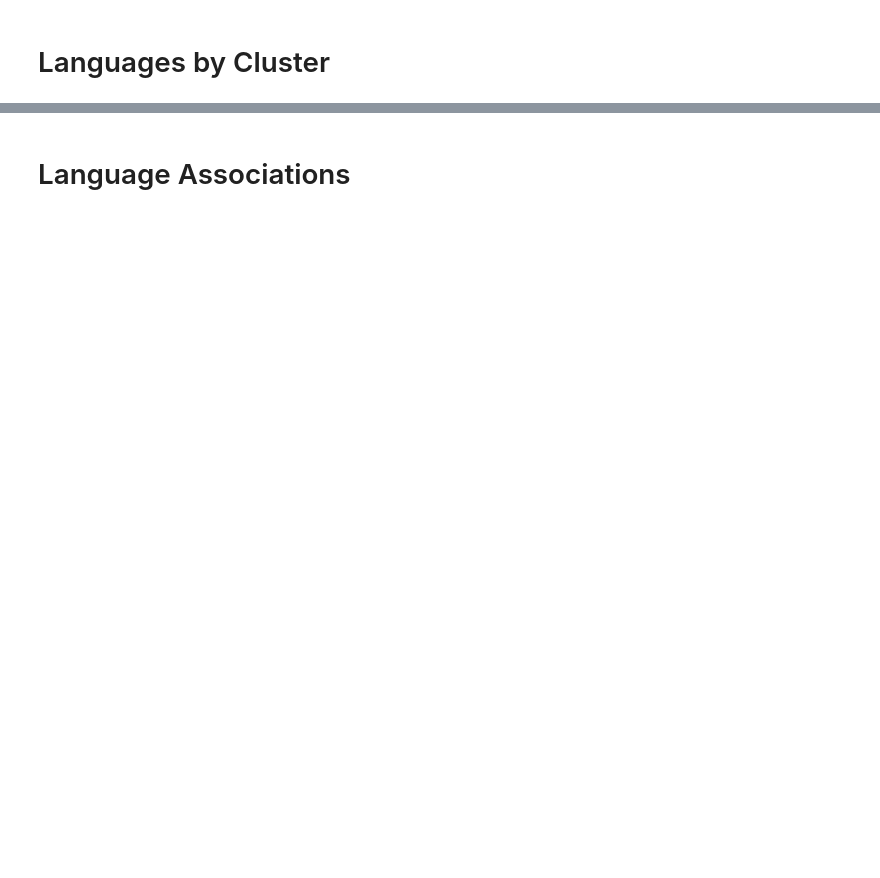
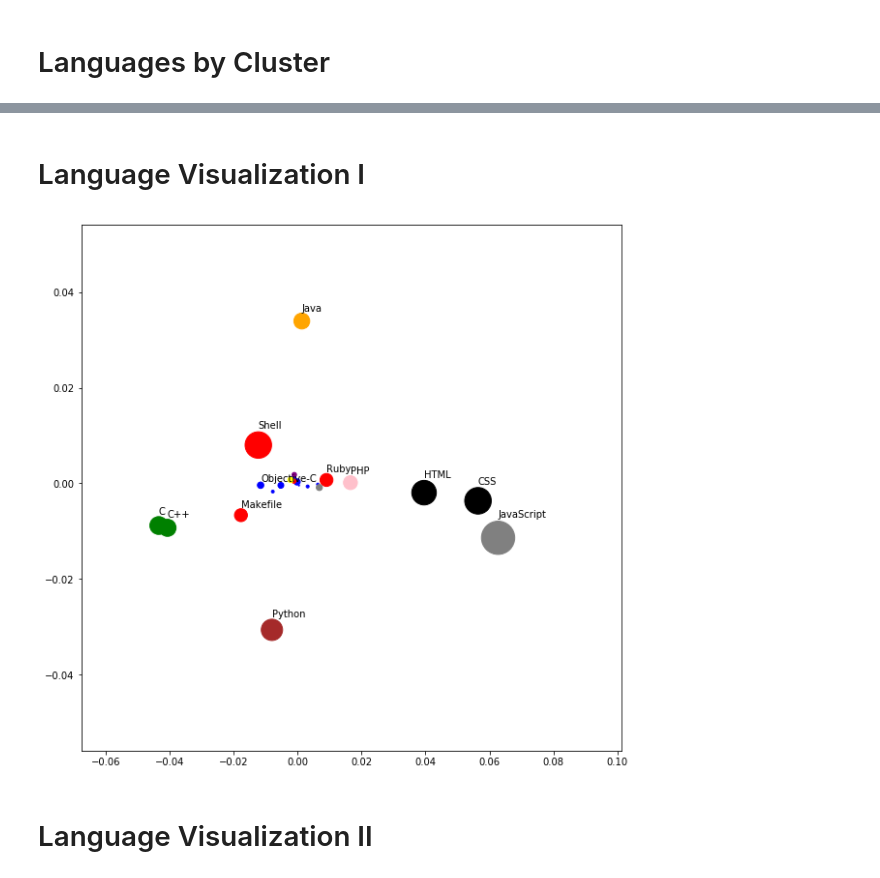
Before and after one commit to lpang36/GitHubDataAnalysis, a Jupyter notebook: Working Notebook.ipynb, the cells around one changed output, grey strips where cells are left out. Drawn from its saved outputs; the diff is of its cells as text; code cells hidden in the pictures; blank space fills up the shorter version.

```diff
--- a/Working Notebook.ipynb
+++ b/Working Notebook.ipynb
@@ -111,6 +124,7 @@ for i in range(n_clusters):
 # %% [markdown]
 # Languages by Cluster #
 # %%
+mpl.rcParams['figure.figsize'] = (5,3)
 plt.ioff()
 for i,ctr in enumerate(km.cluster_centers_.tolist()):
     langs = sorted([(val,names[j]) for j,val in enumerate(ctr)],reverse=True)
@@ -131,2 +150,31 @@ for i,ctr in enumerate(km.cluster_centers_.tolist()):
 # %% [markdown]
-# Language Associations #
+# Language Visualization I #
+# %%
+from math import sqrt
+
+num_langs = 25
+sizes = [0]*num_langs
+locs = [[0]*num_langs for i in range(2)]
+categories = [0]*num_langs
+color_list = ['']*num_langs
+
+for i in range(num_langs):
+    sizes[i] = sum(mat[:,i])**2/20000
+    all_locs = [k.tolist() if mat[j][i]>0 else [0,0] for j,k in enumerate(transformed[:,:2])]
+    locs[0][i] = sum([x[0] for x in all_locs])/len(all_locs)
+    locs[1][i] = sum([x[1] for x in all_locs])/len(all_locs)
+    temp = [0]*len(names)
+    temp[i] = 1
+    categories[i] = km.predict([temp])[0]
+    color_list[i] = colors[categories[i]]
+
+%matplotlib inline
+mpl.rcParams['figure.figsize'] = (10,10)
+plt.scatter(x=locs[0],y=locs[1],s=sizes,c=color_list)
+
+for i in range(12):
+    plt.annotate(names[i],xy=(locs[0][i],locs[1][i]),xytext=(locs[0][i],locs[1][i]+sqrt(sizes[i])/8000))
+# %% [output]
+[figure, added]
+# %% [markdown]
+# Language Visualization II #
```
Also changed, not shown: parts of 6 cells of this notebook, 1 other file.
